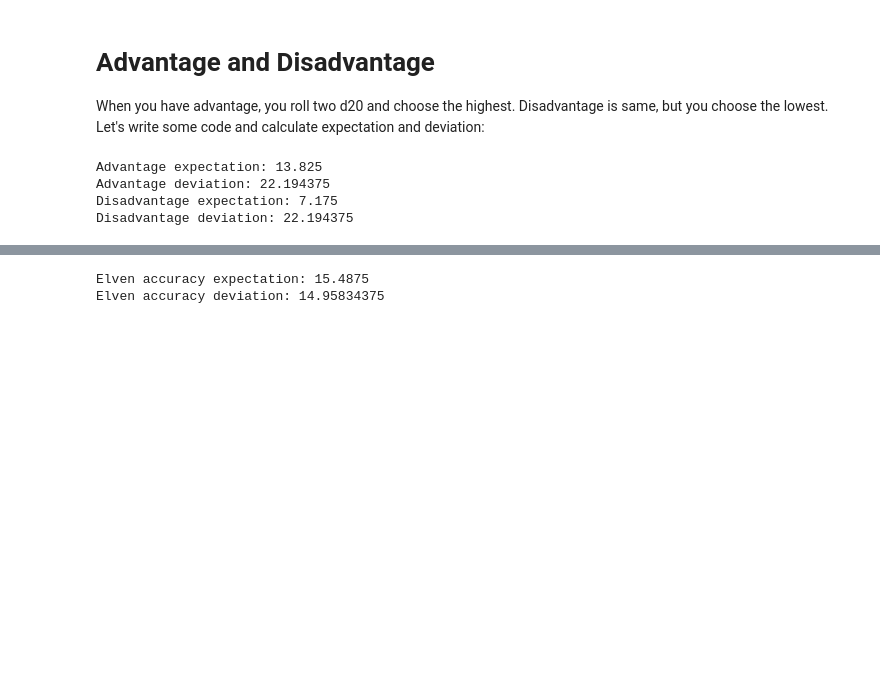
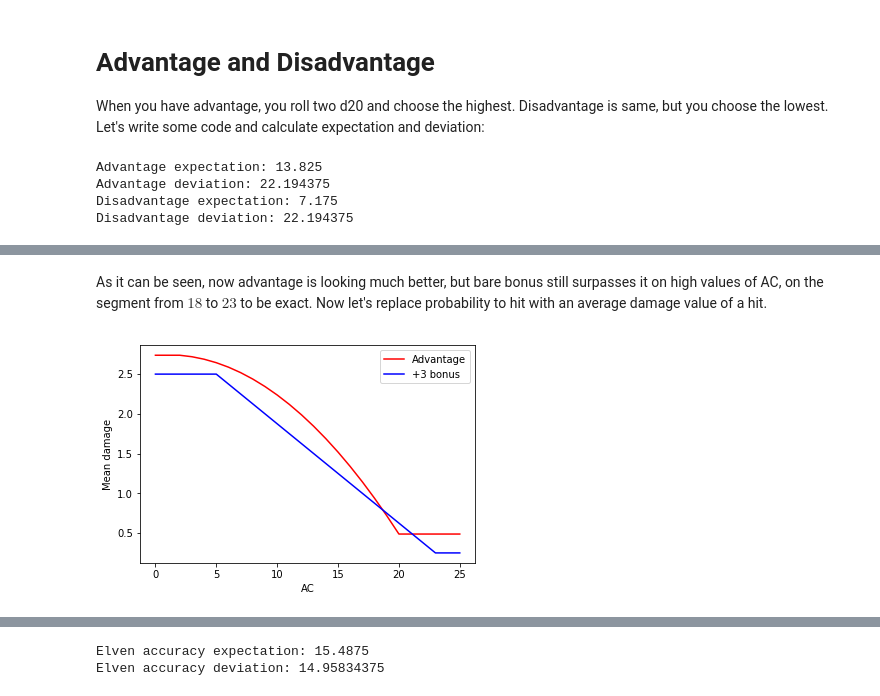
Before and after one commit to Covariance/DnD-math-basics, a Jupyter notebook: Advantage.ipynb, the cells around one changed output, grey strips where cells are left out. Drawn from its saved outputs; the diff is of its cells as text; code cells hidden in the pictures; blank space fills up the shorter version.

```diff
--- a/Advantage.ipynb
+++ b/Advantage.ipynb
@@ -34,0 +148,29 @@ As it can be seen, advantage adds $3.325$ to the mean and disadvantage subtracts
+# %% [markdown]
+As it can be seen, now advantage is looking much better, but bare bonus still surpasses it on high values of AC, on the segment from $18$ to $23$ to be exact. Now let's replace probability to hit with an average damage value of a hit.
+# %%
+club_damage_mean = 2.5
+club_damage_crit_mean = 5
+
+adv_ac_dmg = []
+bn3_ac_dmg = []
+
+for AC in range(26):
+    adv_cnt = 0.
+    bn3_cnt = 0.
+    for out in advantage_outcomes:
+        if hits(AC, out, 0):
+            adv_cnt += club_damage_crit_mean if out == 20 else club_damage_mean
+    for out in range(1, 21):
+        if hits(AC, out, 3):
+            bn3_cnt += club_damage_crit_mean if out == 20 else club_damage_mean
+    adv_ac_dmg.append(adv_cnt / len(advantage_outcomes))
+    bn3_ac_dmg.append(bn3_cnt / 20)
+
+plt.plot(adv_ac_dmg, 'r', label='Advantage')
+plt.plot(bn3_ac_dmg, 'b', label='+3 bonus')
+plt.ylabel("Mean damage")
+plt.xlabel("AC")
+plt.legend()
+plt.show()
+# %% [output]
+[figure, added]
```
Also changed, not shown: parts of 22 cells of this notebook.
